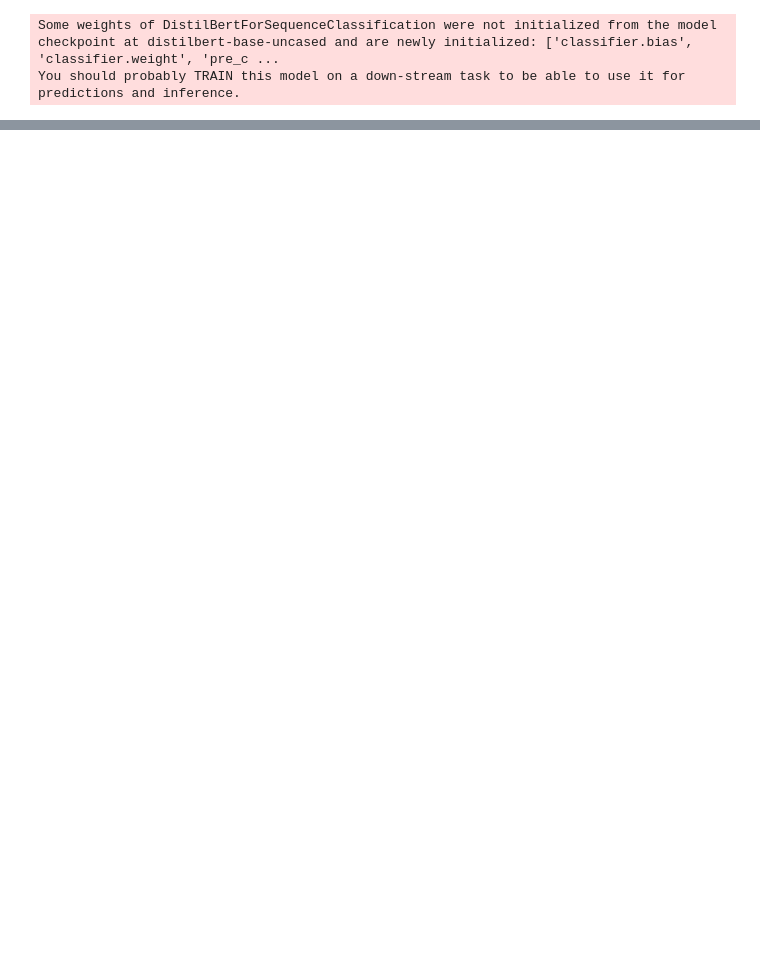
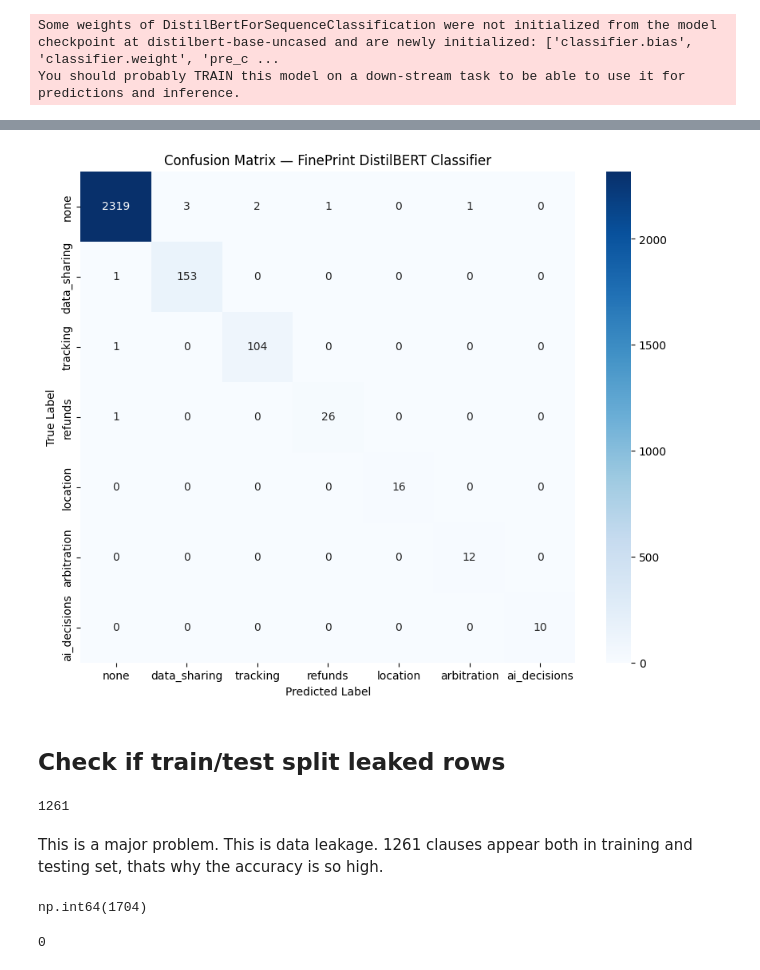
Before and after one commit to xlumzee/FinePrint, a Jupyter notebook: Version2/notebooks/03_train_distilbert.ipynb, the cells around one changed output, grey strips where cells are left out. Cells and saved outputs as stored; diff of their text form; code cells hidden in the pictures; blank space fills up the shorter version.

Commit message:
updated training notebook + docs on steps

```diff
--- a/Version2/notebooks/03_train_distilbert.ipynb
+++ b/Version2/notebooks/03_train_distilbert.ipynb
@@ -162,0 +224,11 @@ file_path
+# %%
+trainer = Trainer(
+    model=model,
+    args=training_args,
+    train_dataset=train_dataset,
+    eval_dataset=test_dataset,
+    tokenizer=tokenizer,
+    compute_metrics=compute_metrics,
+)
+# %%
+trainer.train()
@@ -162,0 +310,4 @@ file_path
+# %%
+preds = trainer.predict(test_dataset)
+y_true = preds.label_ids
+y_pred = preds.predictions.argmax(axis=-1)
@@ -162,0 +374,9 @@ file_path
+# %%
+import numpy as np
+
+unique_labels = [id2label[i] for i in range(len(LABELS))]
+
+cm = confusion_matrix(y_true, y_pred)
+
+cm_df = pd.DataFrame(cm, index=unique_labels, columns=unique_labels)
+cm_df
@@ -162,0 +392,29 @@ file_path
+# %%
+import seaborn as sns
+import matplotlib.pyplot as plt
+
+plt.figure(figsize=(10, 8))
+sns.heatmap(cm_df, annot=True, cmap="Blues", fmt="d")
+plt.title("Confusion Matrix — FinePrint DistilBERT Classifier")
+plt.ylabel("True Label")
+plt.xlabel("Predicted Label")
+plt.show()
+# %% [output]
+[figure, added]
+# %% [markdown]
+## Check if train/test split leaked rows
+# %%
+len(train_df.merge(test_df, how="inner"))
+# %% [output]
+1261
+# %% [markdown]
+This is a major problem. This is data leakage. 1261 clauses appear both in training and testing set, thats why the accuracy is so high.
+# %%
+df["clause"].duplicated().sum()
+# %% [output]
+np.int64(1704)
+# %%
+long_clauses = df[df["clause"].str.len() > 1000]
+len(long_clauses)
+# %% [output]
+0
```
Also changed, not shown: parts of 38 cells of this notebook, 1 other file.
